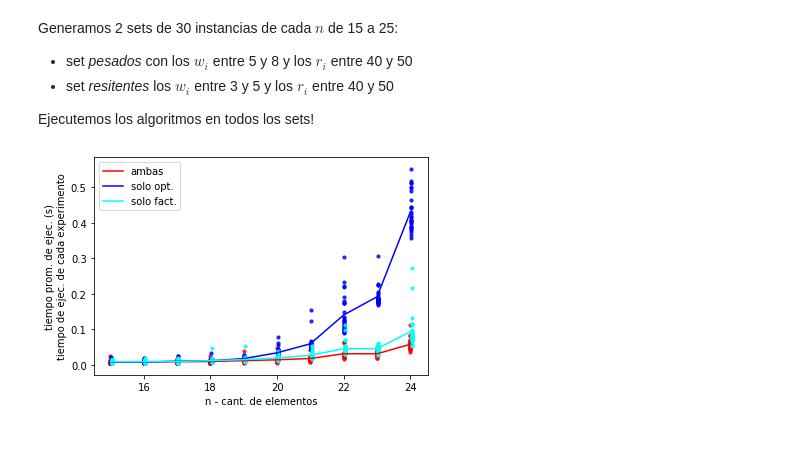
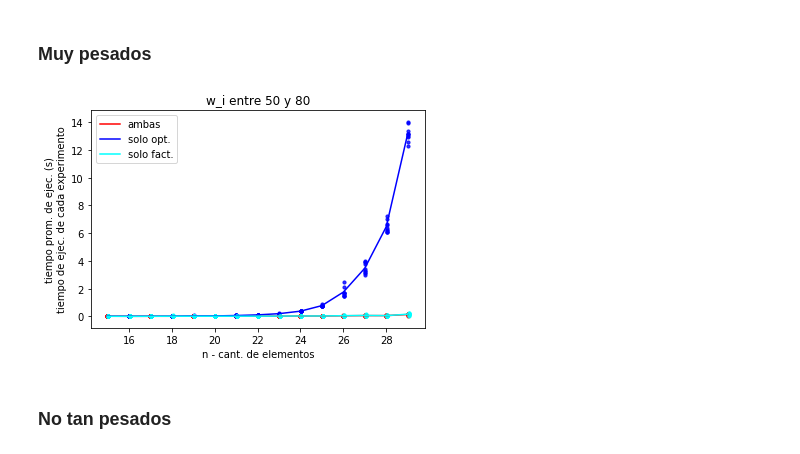
Before and after one commit to ilanolkies/algo3-tp1, a Jupyter notebook: notebooks/podas.ipynb, the cells around one changed output. Saved outputs shown, nothing was run; the diff lists cells and outputs as text; code cells hidden in the pictures.

Commit message:
fin podas ahora si

```diff
--- a/notebooks/podas.ipynb
+++ b/notebooks/podas.ipynb
@@ -34,13 +32,16 @@ from scipy import stats
 # %%
 # Generador de instancias
 
+default_ns =  np.arange(15, 30)
+default_k = 10
+
 def gen(
-    ns,
+    _w,
     _path,
-    k,
-    _R = (500000, 600000),
-    _w = (1, 10),
-    _r = (80, 100)
+    ns = default_ns,
+    k = default_k,
+    _R = (400, 500),
+    _r = (400, 500)
 ):
     for i in ns:
         for j in range(k):
@@ -56,7 +57,7 @@ def gen(
 # %%
 # Experimento
 
-def experimentar(ns, path):
+def experimentar(path, ns = default_ns):
     timepos_ambas = []
     tiempos_opt = []
     tiempos_fact = []
@@ -86,22 +87,15 @@ def experimentar(ns, path):
 
     return [timepos_ambas, tiempos_opt, tiempos_fact]
 # %%
-def graf_prom(ns, y, k, color, label):
-    prom_ambas = [np.mean(y[k][i]) for i in range(len(y[0]))]
+def graf_prom(y, i, color, label, ns = default_ns):
+    prom_ambas = [np.mean(y[i][j]) for j in range(len(y[0]))]
     plt.plot(ns, prom_ambas, color = color, label = label)
 
-def graficar(ns, y, i, color):
-    rows = [[] for i in range(_k)]
+def graficar(y, i, color, ns = default_ns):
+    rows = [[] for j in range(_k)]
 
     for j in range(_k):
         for k in range(ns.size):
             rows[j].append(y[i][k][j])
     for j in range(len(rows)):
         plt.scatter(ns + i * 0.02, rows[j], color = color, alpha=0.8, s = 10)
-# %% [markdown]
-Generamos 2 sets de 30 instancias de cada $n$ de 15 a 25:
-
-- set _pesados_ con los $w_i$ entre 5 y 8 y los $r_i$ entre 40 y 50
-- set _resitentes_ los $w_i$ entre 3 y 5 y los $r_i$ entre 40 y 50
-
-Ejecutemos los algoritmos en todos los sets!
@@ -112,3 +102,5 @@ _k = 30
+# %% [markdown]
+### Muy pesados
 # %%
 # Generacion de casos
 !rm -rf ../instancias/podas/pesados
@@ -117,19 +109,20 @@ gen(ns_pesados, "../instancias/podas/pesados/", _k, _w = (5, 8), _r = (40, 50))
 # %%
 # Ejecución
 os.system("g++ ../src/main.cpp -o ../algo3-tp1")
-y_pesados = experimentar(ns_pesados, "instancias/podas/pesados/")
+y_pesados = experimentar("instancias/podas/pesados/")
 # %%
-graf_prom(ns_pesados, y_pesados, 0, 'red', 'ambas')
-graf_prom(ns_pesados, y_pesados, 1, 'blue', 'solo opt.')
-graf_prom(ns_pesados, y_pesados, 2, 'cyan', 'solo fact.')
+graf_prom(y_pesados, 0, 'red', 'ambas')
+graf_prom(y_pesados, 1, 'blue', 'solo opt.')
+graf_prom(y_pesados, 2, 'cyan', 'solo fact.')
 plt.legend()
-graficar(ns_pesados, y_pesados, 0, 'red')
-graficar(ns_pesados, y_pesados, 1, 'blue')
-graficar(ns_pesados, y_pesados, 2, 'cyan')
+graficar(y_pesados, 0, 'red')
+graficar(y_pesados, 1, 'blue')
+graficar(y_pesados, 2, 'cyan')
 
+plt.title('w_i entre 50 y 80')
 plt.xlabel('n - cant. de elementos')
 plt.ylabel('tiempo prom. de ejec. (s)\ntiempo de ejec. de cada experimento')
 
 plt.show()
 # %% [output]
-[figure, old version]
+[figure, new version]
@@ -140,2 +129,4 @@ _k = 10
+# %% [markdown]
+### No tan pesados
 # %%
 # Generacion de casos
```
Also changed, not shown: parts of 19 cells of this notebook.
